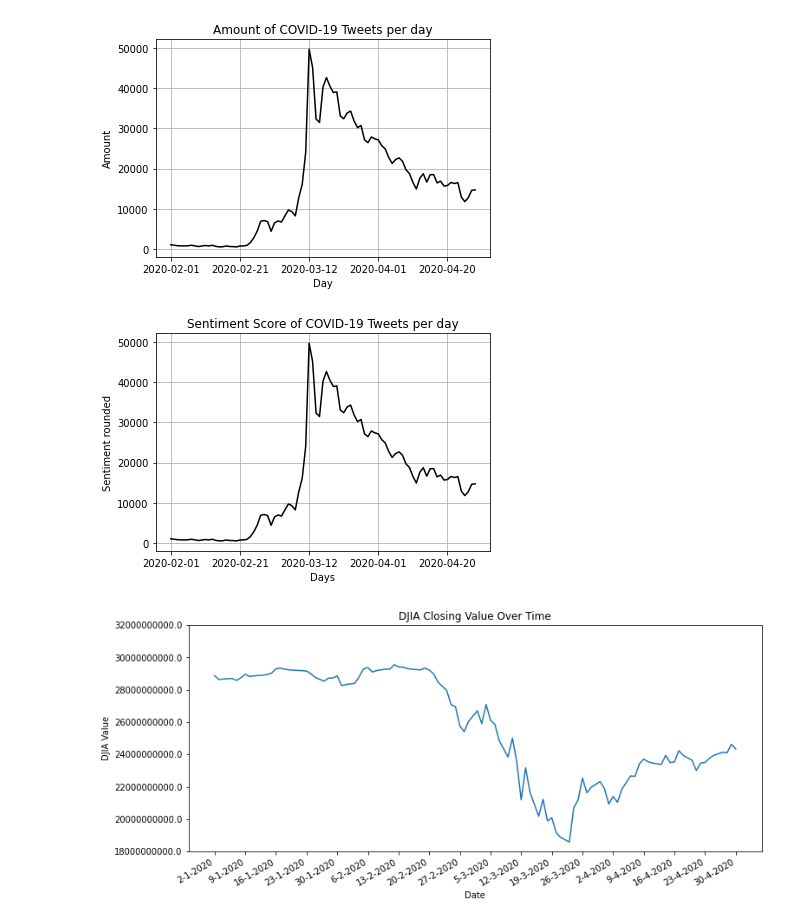
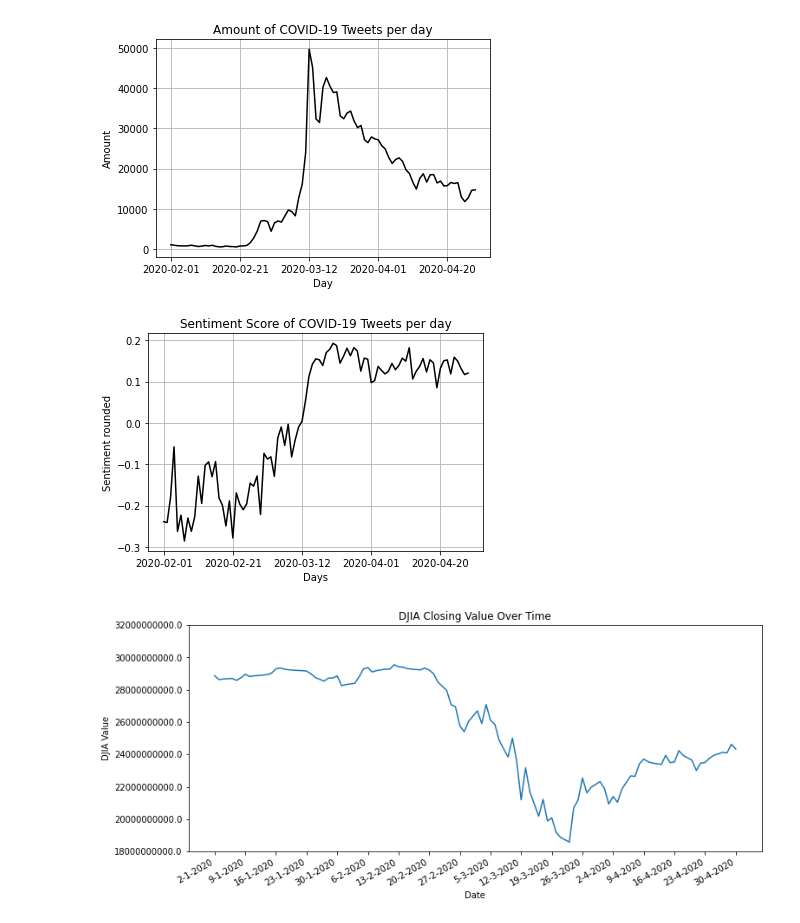
Before and after one commit to ThomasWit21/Master-thesis, a Jupyter notebook: Master_Thesis_Data_Science.ipynb, the cells around one changed output. Drawn from its saved outputs; the diff is of its cells as text; code cells hidden in the pictures.

```diff
--- a/Master_Thesis_Data_Science.ipynb
+++ b/Master_Thesis_Data_Science.ipynb
@@ -116,7 +135,7 @@ tweets_df['Sentiment Score'] = pd.DataFrame(sentiment)
 # %%
 ##Rounding the sentiments
 def round_sentiment(x):
-    if x > 0.0 and x < 0.04:
+    if x >= 0.0 and x < 0.04:
       return 0
     elif x >= 0.04:
       return 1
@@ -156,17 +172,17 @@ plt.pyplot.grid()
 # %% [output]
 [figure]
 # %%
-#Count of tweets per day
+#Count of sentiment score per day
 plt.pyplot.xlabel('Days')
 plt.pyplot.ylabel('Sentiment rounded')
 plt.pyplot.title('Sentiment Score of COVID-19 Tweets per day')
 x = np.array([0,20,40,60,80])
 xticks = ['2020-02-01', '2020-02-21', '2020-03-12', '2020-04-01', '2020-04-20']
 plt.pyplot.xticks(x, xticks, rotation = 45)
-mean_scores.plot(kind = 'line', x = 'days', color = 'black')
+mean['mean'].plot(kind = 'line', x = 'days', color = 'black')
 plt.pyplot.grid()
 # %% [output]
-[figure, old version]
+[figure, new version]
 # %%
 DJIA = pd.read_csv("/content/drive/My Drive/DJIA Concave filled.csv", sep = ';')
 # %%
```
Also changed, not shown: parts of 9 cells of this notebook.
